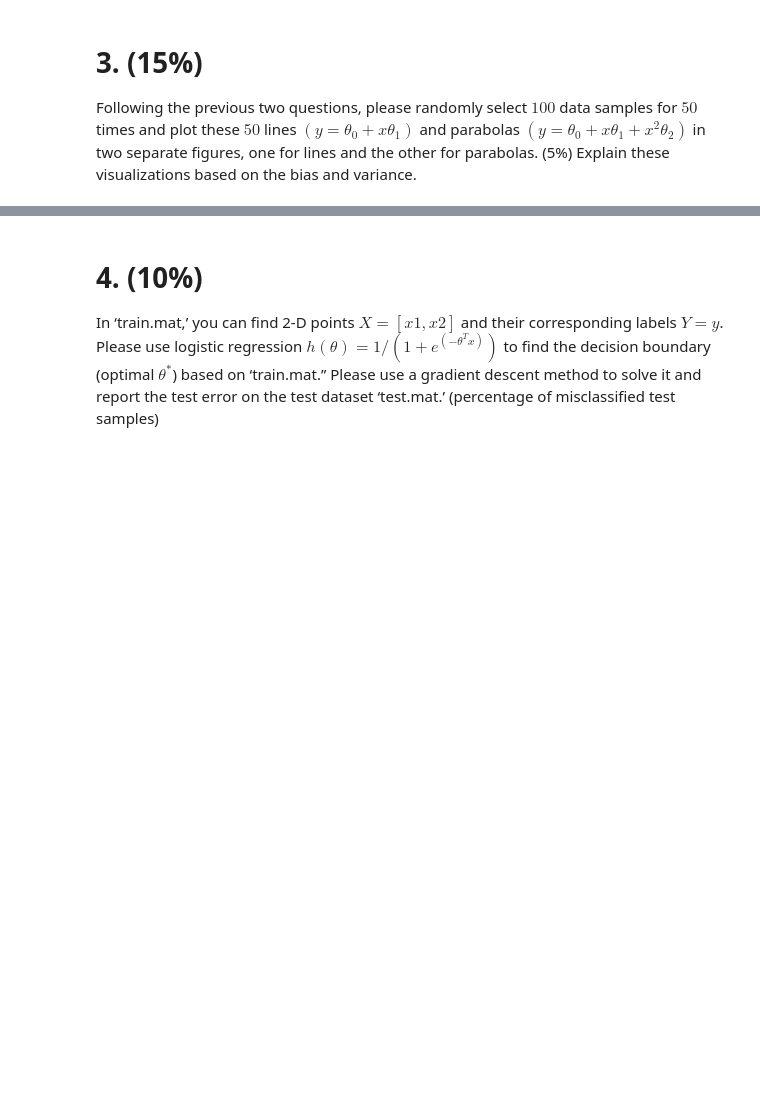
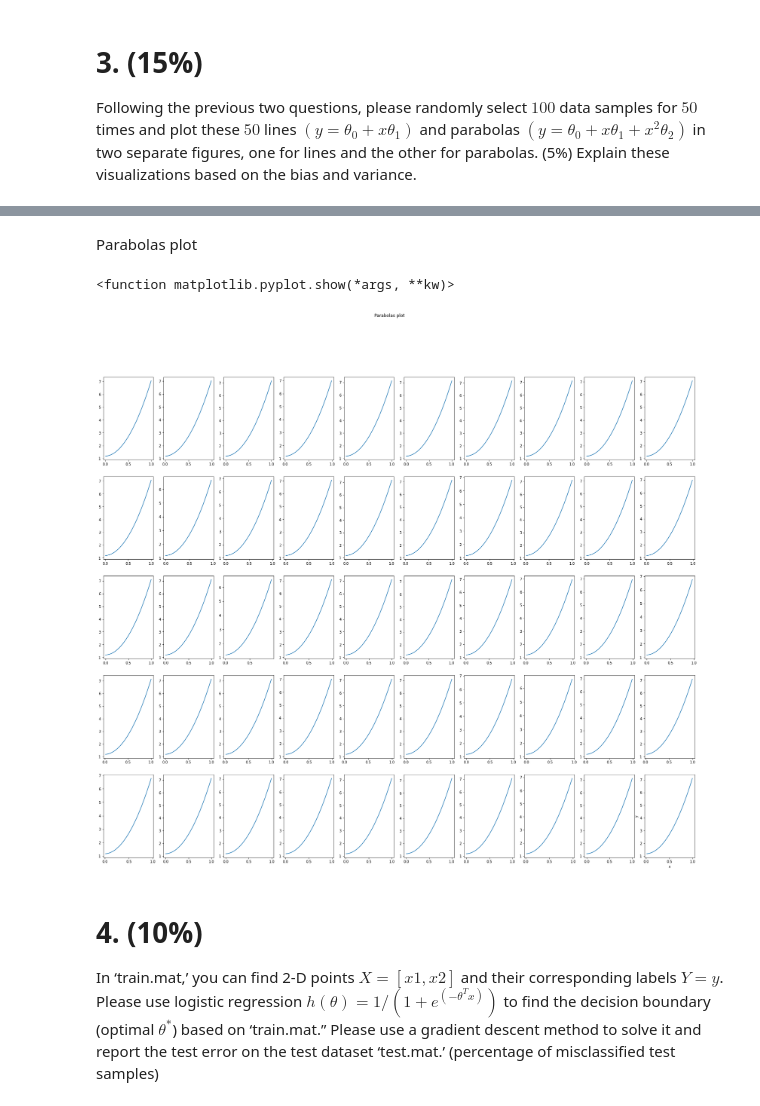
Before and after one commit to mequanent/Deep-Learning, a Jupyter notebook: Maths_for_Deep_Learning.ipynb, the cells around one changed output, grey strips where cells are left out. Cells and saved outputs as stored; diff of their text form; code cells hidden in the pictures; blank space fills up the shorter version.

```diff
--- a/Maths_for_Deep_Learning.ipynb
+++ b/Maths_for_Deep_Learning.ipynb
@@ -149,3 +151,17 @@ plt.show()
+# %% [markdown]
+Parabolas plot
+# %%
+fig, axs = plt.subplots(ncols=5, nrows=10, figsize=(30, 25))
+for i in range(len(parabolas)):
+  plt.subplot(5, 10, i+1)
+  plt.plot(parabolas[i][0], parabolas[i][1])
+fig.suptitle('Parabolas plot')
+plt.xlabel("x")
+plt.ylabel("y")
+plt.show
+# %% [output]
+<function matplotlib.pyplot.show(*args, **kw)>
+[figure, added]
 # %% [markdown]
 # 4. (10%)
 In ‘train.mat,’ you can find 2-D points $X=[x1, x2]$ and their corresponding labels $Y=y$. Please use logistic regression $h(θ)=1/(1+e^(-θ^T x))$  to find the decision boundary (optimal $θ^*$) based on ‘train.mat.” Please use a gradient descent method to solve it and report the test error on the test dataset ‘test.mat.’ (percentage of misclassified test samples)
```
Also changed, not shown: parts of 7 cells of this notebook.
